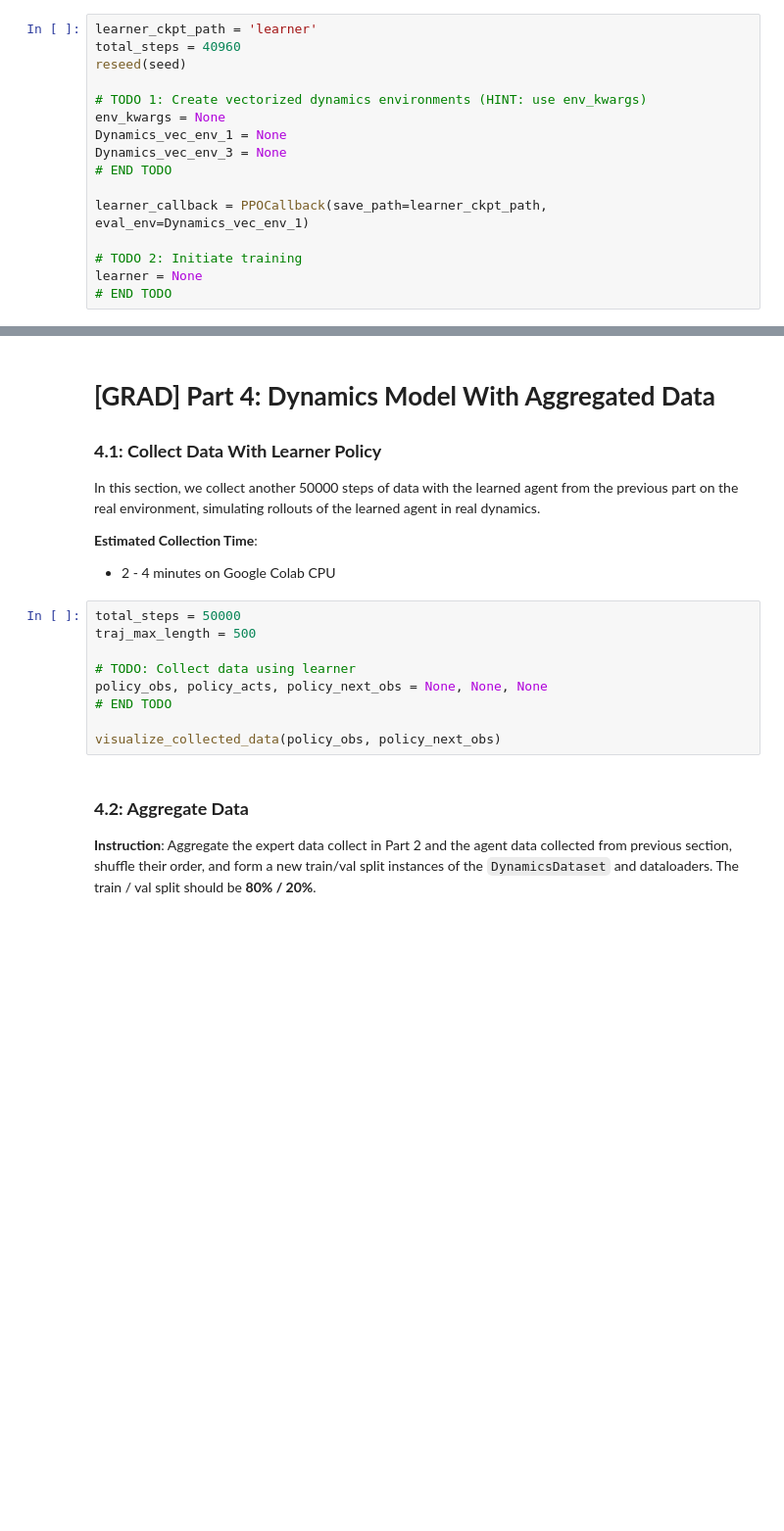
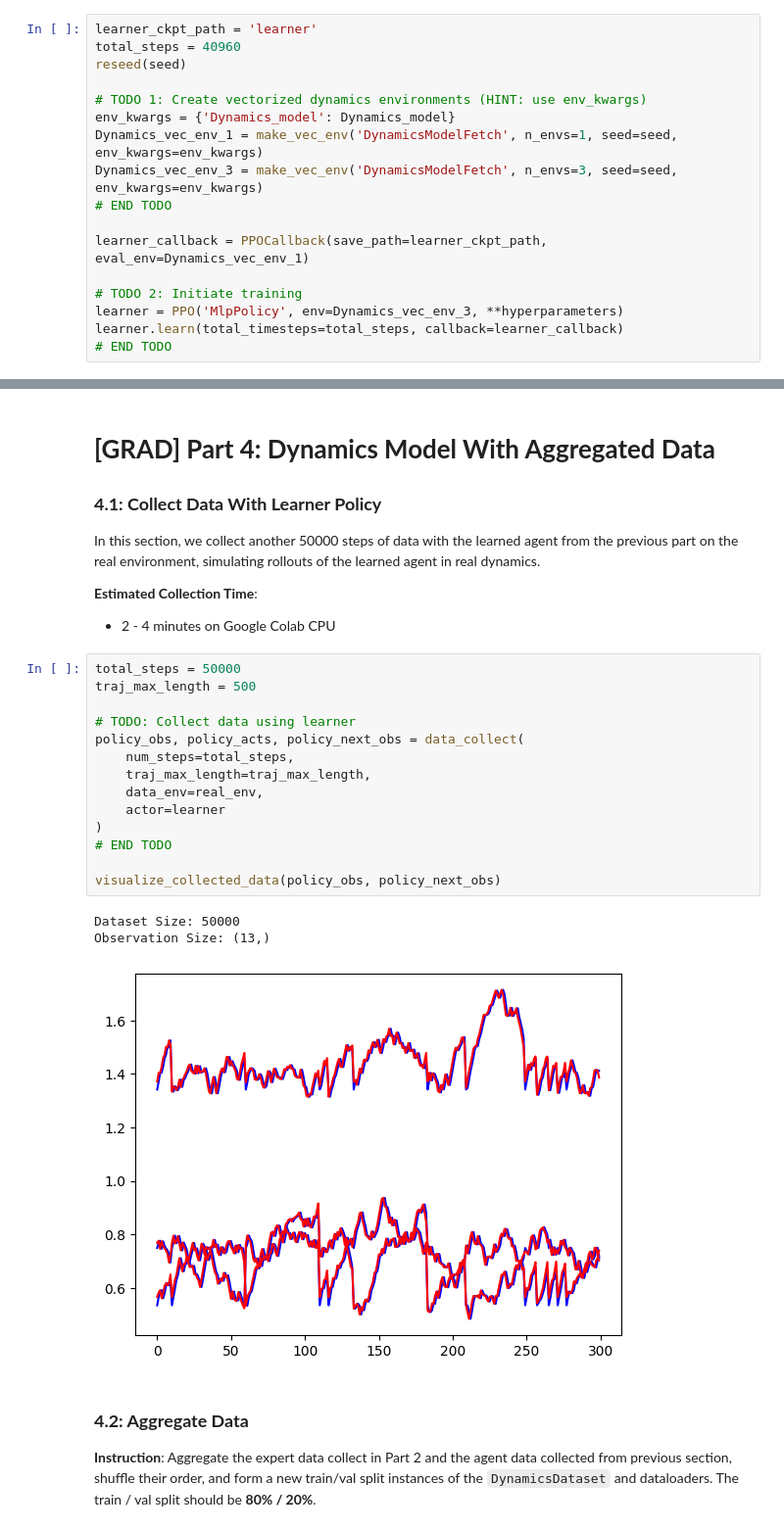
Before and after one commit to GaohRyan/cornell-cs4756-2026sp, a Jupyter notebook: assignments/A4/A4.ipynb, the cells around one changed output, grey strips where cells are left out. Shown at 98% size. Drawn from its saved outputs; the diff is of its cells as text; blank space fills up the shorter version.

```diff
--- a/assignments/A4/A4.ipynb
+++ b/assignments/A4/A4.ipynb
@@ -929,13 +1036,14 @@ total_steps = 40960
 reseed(seed)
 
 # TODO 1: Create vectorized dynamics environments (HINT: use env_kwargs)
-env_kwargs = None
-Dynamics_vec_env_1 = None
-Dynamics_vec_env_3 = None
+env_kwargs = {'Dynamics_model': Dynamics_model}
+Dynamics_vec_env_1 = make_vec_env('DynamicsModelFetch', n_envs=1, seed=seed, env_kwargs=env_kwargs)
+Dynamics_vec_env_3 = make_vec_env('DynamicsModelFetch', n_envs=3, seed=seed, env_kwargs=env_kwargs)
 # END TODO
 
 learner_callback = PPOCallback(save_path=learner_ckpt_path, eval_env=Dynamics_vec_env_1)
 
 # TODO 2: Initiate training
-learner = None
+learner = PPO('MlpPolicy', env=Dynamics_vec_env_3, **hyperparameters)
+learner.learn(total_timesteps=total_steps, callback=learner_callback)
 # END TODO
@@ -972,12 +1116,21 @@ In this section, we collect another 50000 steps of data with the learned agent f
 # %%
 total_steps = 50000
 traj_max_length = 500
 
 # TODO: Collect data using learner
-policy_obs, policy_acts, policy_next_obs = None, None, None
+policy_obs, policy_acts, policy_next_obs = data_collect(
+    num_steps=total_steps,
+    traj_max_length=traj_max_length,
+    data_env=real_env,
+    actor=learner
+)
 # END TODO
 
 visualize_collected_data(policy_obs, policy_next_obs)
+# %% [output]
+Dataset Size: 50000
+Observation Size: (13,)
+[figure, added]
 # %% [markdown]
 ### **4.2: Aggregate Data**
 
```
Also changed, not shown: parts of 23 cells of this notebook.
